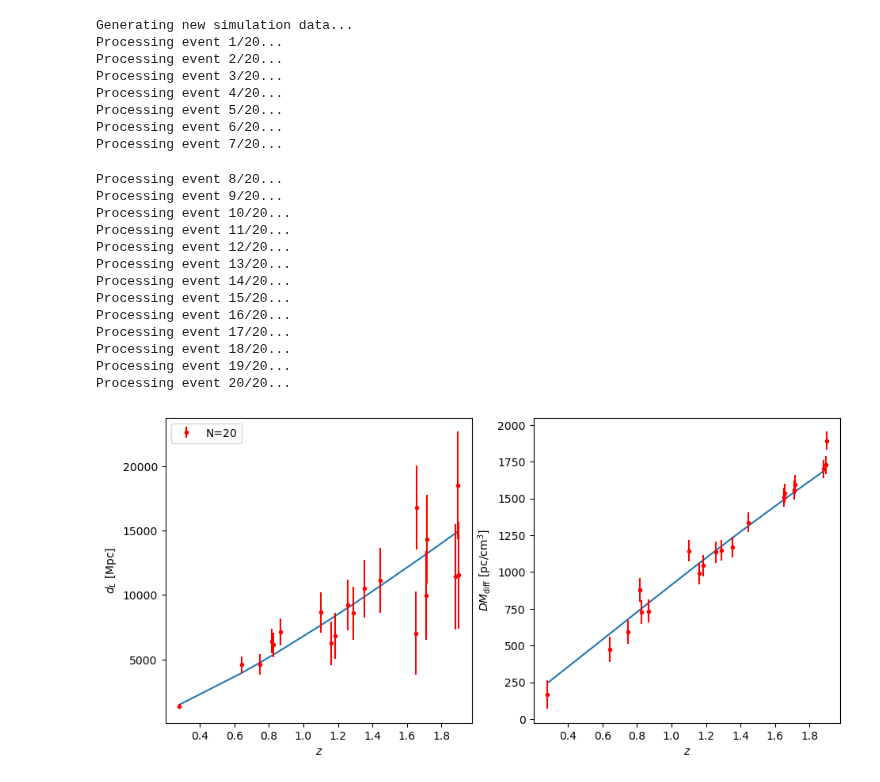
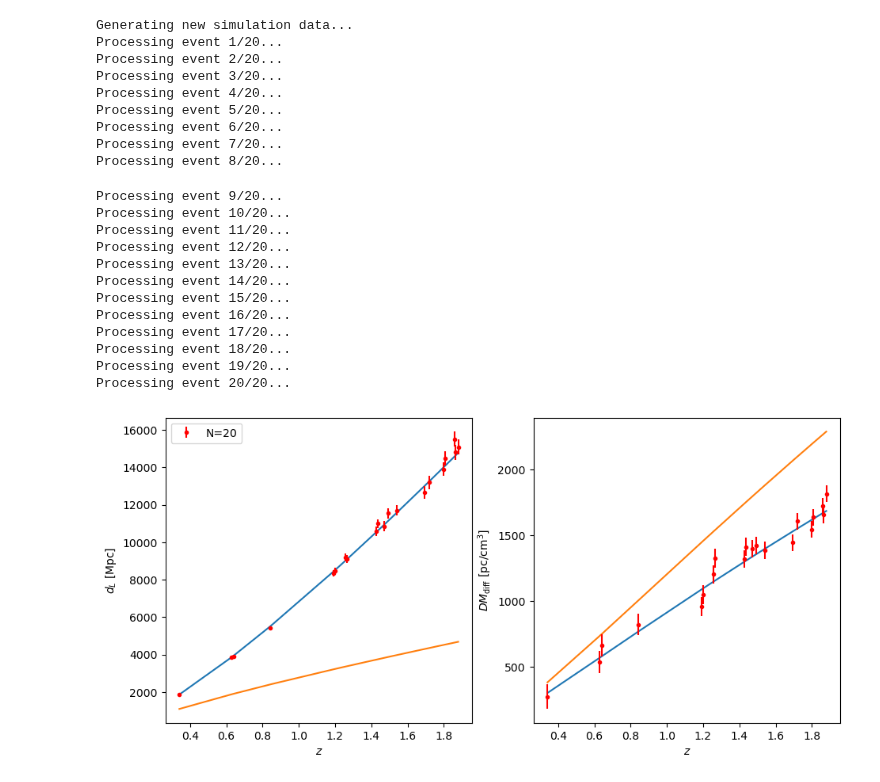
Before and after one commit to MariosNT/FRB_GW_association_cosmo, a Jupyter notebook: Notebooks/GWs_FRB_cosmo/test_DM_diff.ipynb, the cells around one changed output. Drawn from its saved outputs; the diff is of its cells as text; code cells hidden in the pictures.

Commit message:
3 changes
- p_selection update (wCDM)
- update normalise
- p_event without normalization

```diff
--- a/Notebooks/GWs_FRB_cosmo/test_DM_diff.ipynb
+++ b/Notebooks/GWs_FRB_cosmo/test_DM_diff.ipynb
@@ -178,7 +176,7 @@ else:
     # sigma_dL = 0.01*dL_centre
 
     # Use this for redshift dependent errors
-    sigma_dL = GW_error_CE(z_centre, H0=HUBBLE, Om=OMEGA_MATTER)
+    sigma_dL = 0.1*GW_error_CE(z_centre, H0=HUBBLE, Om=OMEGA_MATTER)
 
     dL_obs_centre = np.random.normal(dL_centre, sigma_dL)
 
@@ -225,7 +223,7 @@ Processing event 4/20...
 Processing event 5/20...
 Processing event 6/20...
 Processing event 7/20...
+Processing event 8/20...
-Processing event 8/20...
 Processing event 9/20...
 Processing event 10/20...
 Processing event 11/20...
@@ -238,24 +236,32 @@ Processing event 17/20...
 Processing event 18/20...
 Processing event 19/20...
 Processing event 20/20...
+# %%
+H=84
+Omega=0.224
+w=1.064
+DM_centre2 = dispersion_measure(z_centre, H0=H, Om=Omega)
+dL_centre2 = luminosity_distance(z=z_centre, H0=H, Om=Omega, w=w)
 # %%
 fig = plt.figure(figsize=(11, 5))
 ax1 = fig.add_subplot(121)
 ax2 = fig.add_subplot(122)
 
 ax1.plot(np.sort(z_centre), np.sort(dL_centre))
+ax1.plot(np.sort(z_centre), np.sort(dL_centre2))
 ax1.errorbar(z_centre, dL_obs_centre, yerr=sigma_dL, marker='o', ls='', ms=3, c='r', label=f'N={len(z_centre)}')
 ax1.set_ylabel(r'$d_{L}$ [Mpc]')
 ax1.set_xlabel(r'$z$')
 ax1.legend(loc='upper left')
 
 ax2.plot(np.sort(z_centre), np.sort(DM_centre))
+ax2.plot(np.sort(z_centre), np.sort(DM_centre2))
 ax2.errorbar(z_centre, DM_obs_centre, yerr=s_DM_obs, marker='o', ls='', ms=3, c='r')
 ax2.set_ylabel(r'$DM_{\rm diff}$ [pc/cm$^3$]')
 ax2.set_xlabel(r'$z$')
 
 # plt.savefig('./plot/dL_DM_diff.png')
 # plt.tight_layout()
 plt.show()
 # %% [output]
-[figure, old version]
+[figure, new version]
```
Also changed, not shown: parts of 23 cells of this notebook, 19 other files.
